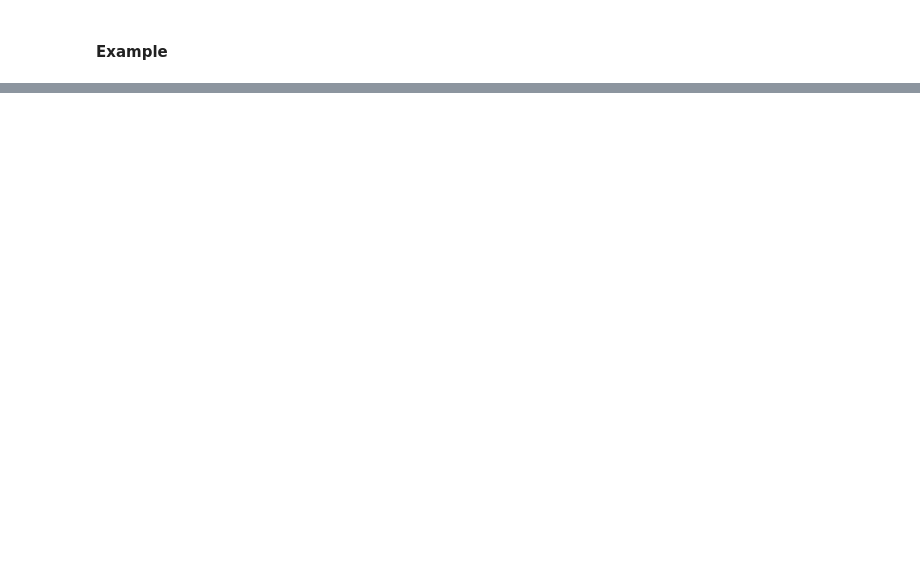
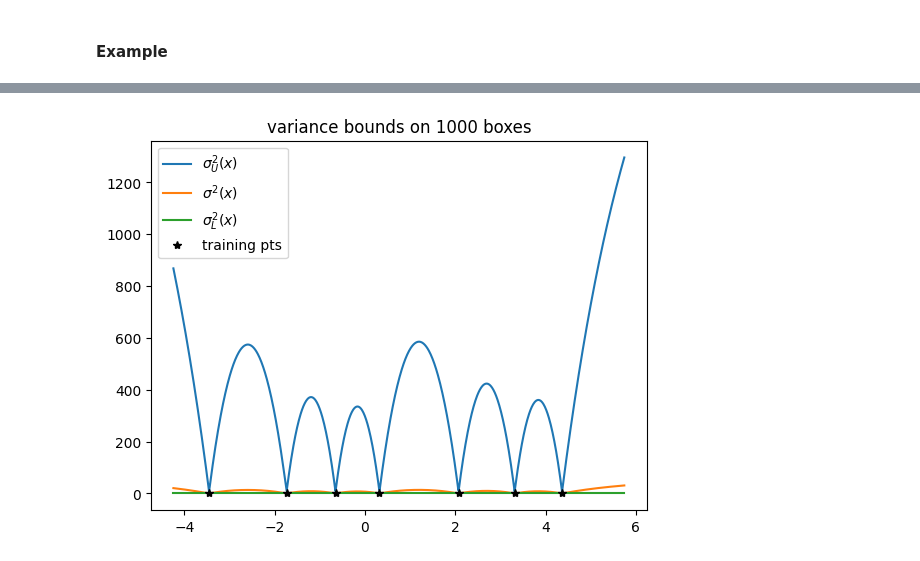
Before and after one commit to llnl/hiop, a Jupyter notebook: src/Drivers/hiopbbpy/BODemoNLP-Tucker.ipynb, the cells around one changed output, grey strips where cells are left out. Cells and saved outputs as stored; diff of their text form; code cells hidden in the pictures; blank space fills up the shorter version.

```diff
--- a/src/Drivers/hiopbbpy/BODemoNLP-Tucker.ipynb
+++ b/src/Drivers/hiopbbpy/BODemoNLP-Tucker.ipynb
@@ -247,0 +188,10 @@ if hasattr(bo, "best_x"):
+# %%
+plt.plot(midpoints, s2Us, label=r"$\sigma^{2}_{U}(x)$")
+plt.plot(midpoints, s2, label=r"$\sigma^{2}(x)$")
+plt.plot(midpoints, s2Ls, label=r"$\sigma^{2}_{L}(x)$")
+plt.plot(x_train[:,0], np.zeros(n_samples), "k*", label=r'training pts')
+plt.title('variance bounds on {0:d} boxes'.format(nboxes))
+plt.legend()
+plt.show()
+# %% [output]
+[figure, added]
```
Also changed, not shown: parts of 11 cells of this notebook, 2 other files.
